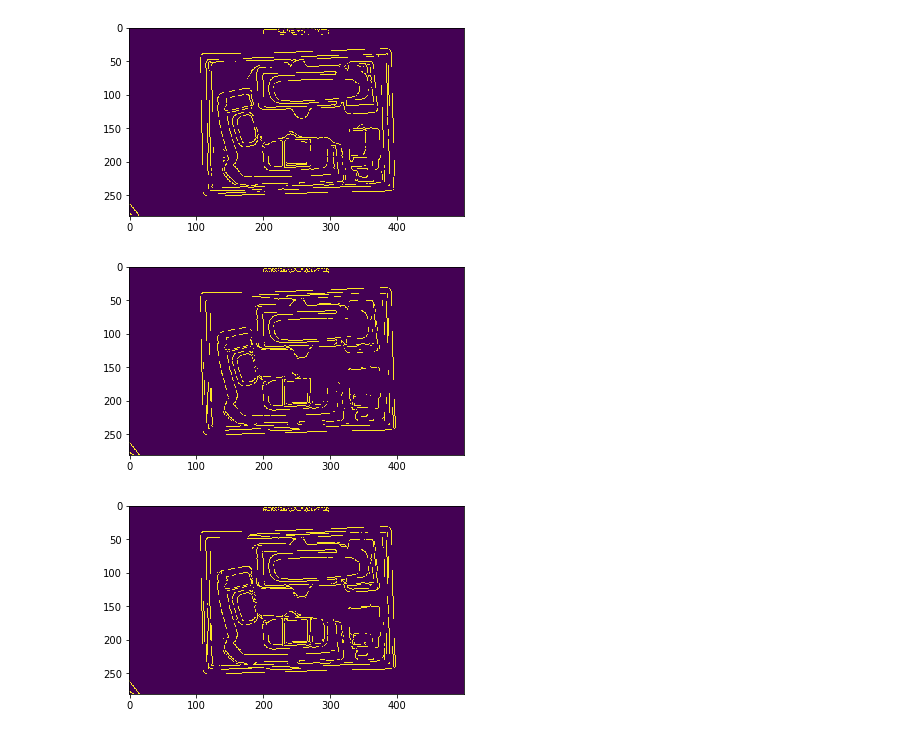
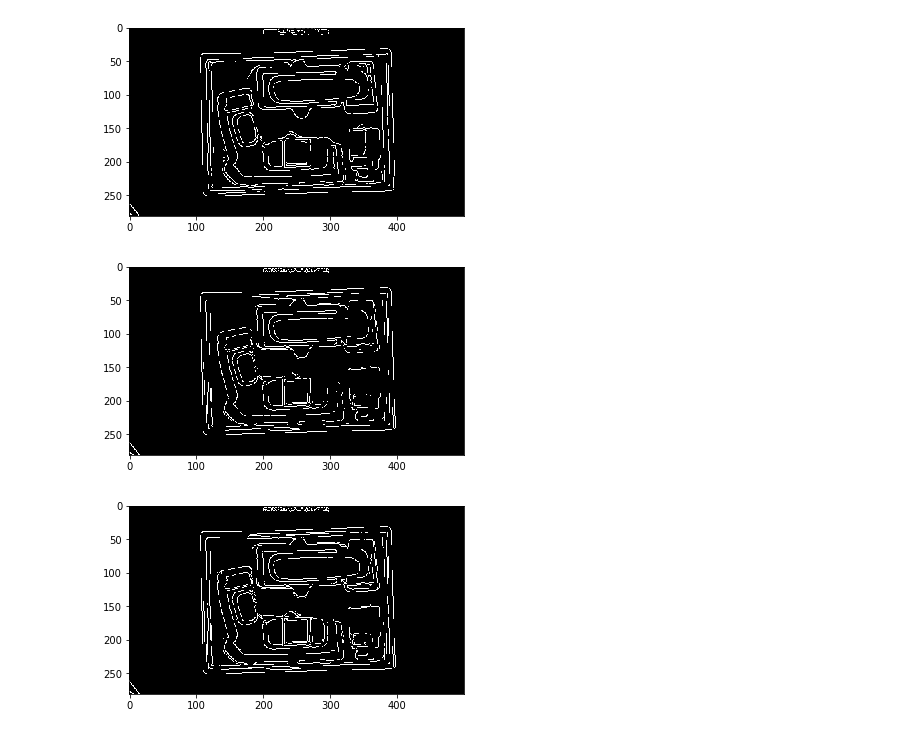
Before and after one commit to wagner1986/python-computer-vision, a Jupyter notebook: Bandeja- Contorno & Momento.ipynb, the cells around one changed output. Saved outputs shown, nothing was run; the diff lists cells and outputs as text; code cells hidden in the pictures.

```diff
--- a/Bandeja- Contorno & Momento.ipynb
+++ b/Bandeja- Contorno & Momento.ipynb
@@ -1,6 +5,8 @@
 # %%
 import cv2
-image = cv2.imread("./data/2.png",cv2.IMREAD_GRAYSCALE)
+
+image = cv2.imread("./data/2.png",0)
+result = cv2.fastNlMeansDenoising(image,None,20,7,21)
 # %%
 #image = cv2.cvtColor(image, cv2.COLOR_BGR2GRAY)
 # %%
@@ -77,17 +104,17 @@ print(d1)
 # %%
 temp=image.copy()
 temp = cv2.GaussianBlur(temp, (5,5), 0)
 edges = cv2.Canny(temp,10,200)
-plt.imshow(edges)
+plt.imshow(edges,cmap=cm.gray)
 plt.show()
 # %% [output]
-[figure, old version]
+[figure, new version]
 # %%
 edges = cv2.Canny(image,225,250)
-plt.imshow(edges)
+plt.imshow(edges,cmap=cm.gray)
 plt.show()
 # %% [output]
-[figure, old version]
+[figure, new version]
 # %%
 import numpy as np
 def auto_canny(image, sigma=0.33):
@@ -103,7 +130,7 @@ def auto_canny(image, sigma=0.33):
 	return edged
 # %%
 edges = auto_canny(image)
-plt.imshow(edges)
+plt.imshow(edges,cmap=cm.gray)
 plt.show()
 # %% [output]
-[figure, old version]
+[figure, new version]
```
Also changed, not shown: parts of 22 cells of this notebook.
